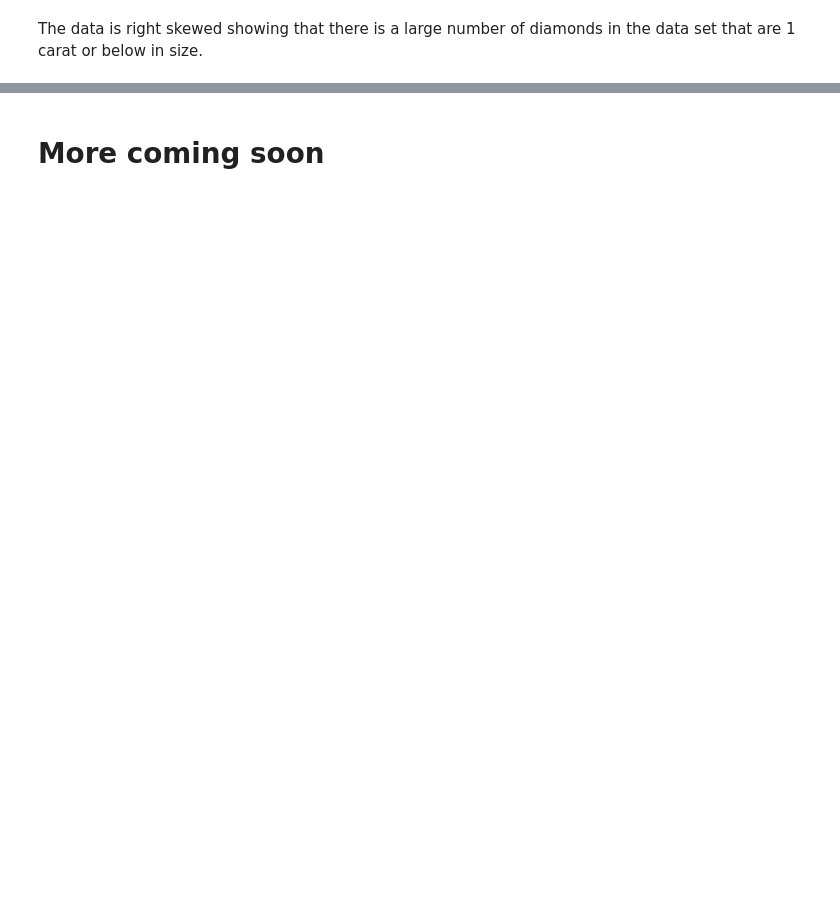
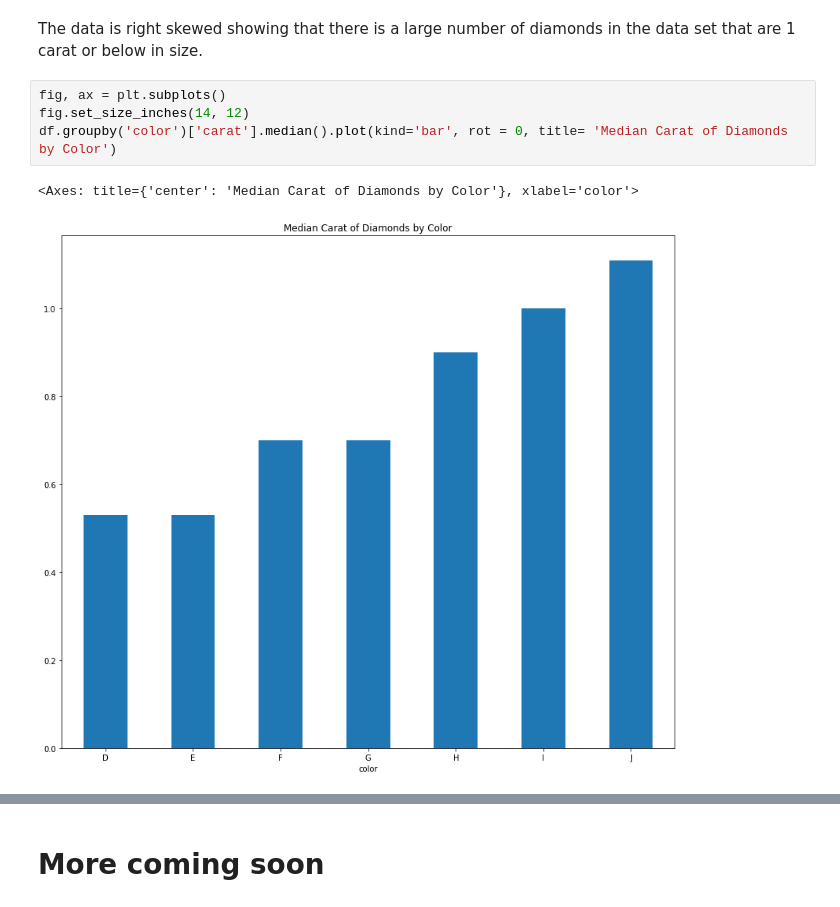
Before and after one commit to LACLanthony/diamonds, a Jupyter notebook: diamonds.ipynb, the cells around one changed output, grey strips where cells are left out. Cells and saved outputs as stored; diff of their text form; blank space fills up the shorter version.

```diff
--- a/diamonds.ipynb
+++ b/diamonds.ipynb
@@ -159,2 +152,9 @@ sns.histplot(df, x='carat', bins = 25)
 # %% [markdown]
 The data is right skewed showing that there is a large number of diamonds in the data set that are 1 carat or below in size.
+# %%
+fig, ax = plt.subplots()
+fig.set_size_inches(14, 12)
+df.groupby('color')['carat'].median().plot(kind='bar', rot = 0, title= 'Median Carat of Diamonds by Color')
+# %% [output]
+<Axes: title={'center': 'Median Carat of Diamonds by Color'}, xlabel='color'>
+[figure, added]
```
Also changed, not shown: parts of 12 cells of this notebook.
